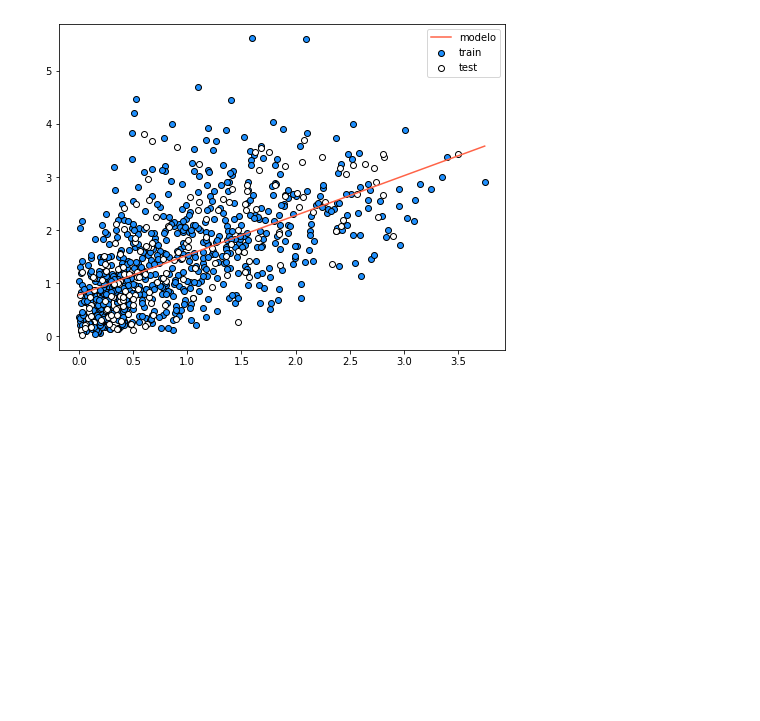
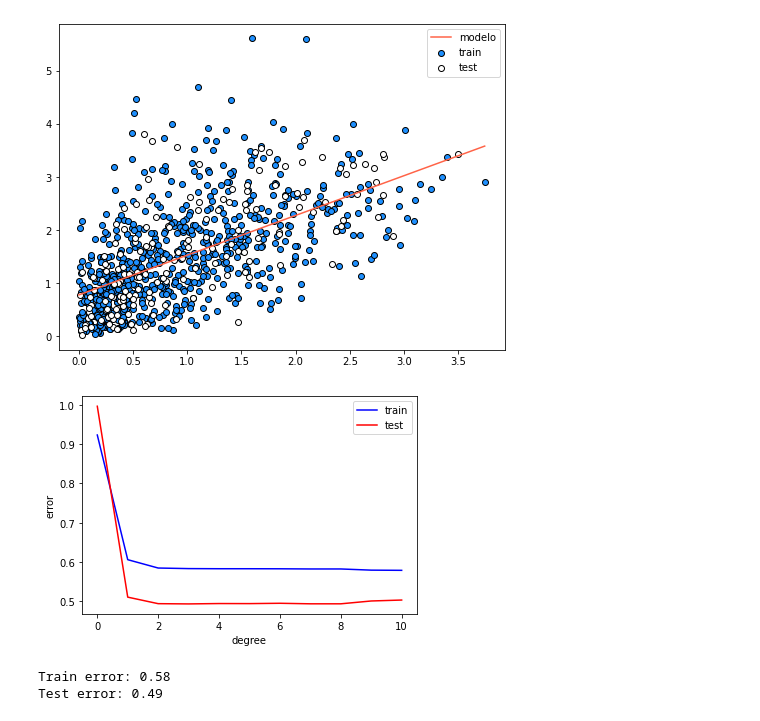
Before and after one commit to nachitog83/mentoria_img, a Jupyter notebook: 3-Introduccion_AS/4_Introducción_al_Aprendizaje_Supervisado_Detección_de_Objetos_ver1.ipynb, the cells around one changed output. Saved outputs shown, nothing was run; the diff lists cells and outputs as text; code cells hidden in the pictures; blank space fills up the shorter version.

```diff
--- a/3-Introduccion_AS/4_Introducción_al_Aprendizaje_Supervisado_Detección_de_Objetos_ver1.ipynb
+++ b/3-Introduccion_AS/4_Introducción_al_Aprendizaje_Supervisado_Detección_de_Objetos_ver1.ipynb
@@ -290,3 +290,55 @@ plt.legend()
 plt.show()
 # %% [output]
 [figure]
+# %%
+train_errors = []
+test_errors = []
+degrees = [0, 1, 2, 3, 4, 5, 6, 7, 8, 9, 10]
+for degree in degrees:
+    # train:
+    poly = PolynomialFeatures(degree)
+    lr = LinearRegression()
+    modelGp = Pipeline([('poly', poly),
+                    ('linear_reg', lr)])
+
+    modelGp.fit(X_train_Gf, y_train_G)
+
+    # predict:
+    y_train_G_pred = modelGp.predict(X_train_Gf)
+    y_test_G_pred = modelGp.predict(X_test_Gf)
+
+    # evaluate:
+    train_error = mean_squared_error(y_train_G, y_train_G_pred)
+    test_error = mean_squared_error(y_test_G, y_test_G_pred)
+    train_errors.append(train_error)
+    test_errors.append(test_error)
+# %%
+plt.plot(degrees, train_errors, color="blue", label="train")
+plt.plot(degrees, test_errors, color="red", label="test")
+plt.legend()
+plt.xlabel("degree")
+plt.ylabel("error")
+plt.show()
+# %% [output]
+[figure, added]
+# %%
+degree = 2
+poly = PolynomialFeatures(degree)
+lr = LinearRegression()
+modelGp = Pipeline([('poly', poly),
+                    ('linear_reg', lr)])
+
+modelGp.fit(X_train_Gf, y_train_G)
+
+# predict:
+y_train_G_pred = modelGp.predict(X_train_Gf)
+y_test_G_pred = modelGp.predict(X_test_Gf)
+
+# evaluate:
+train_error = mean_squared_error(y_train_G, y_train_G_pred)
+test_error = mean_squared_error(y_test_G, y_test_G_pred)
+print(f'Train error: {round(train_error, 2)}')
+print(f'Test error: {round(test_error, 2)}')
+# %% [output]
+Train error: 0.58
+Test error: 0.49
```
Also changed, not shown: parts of 10 cells of this notebook.
